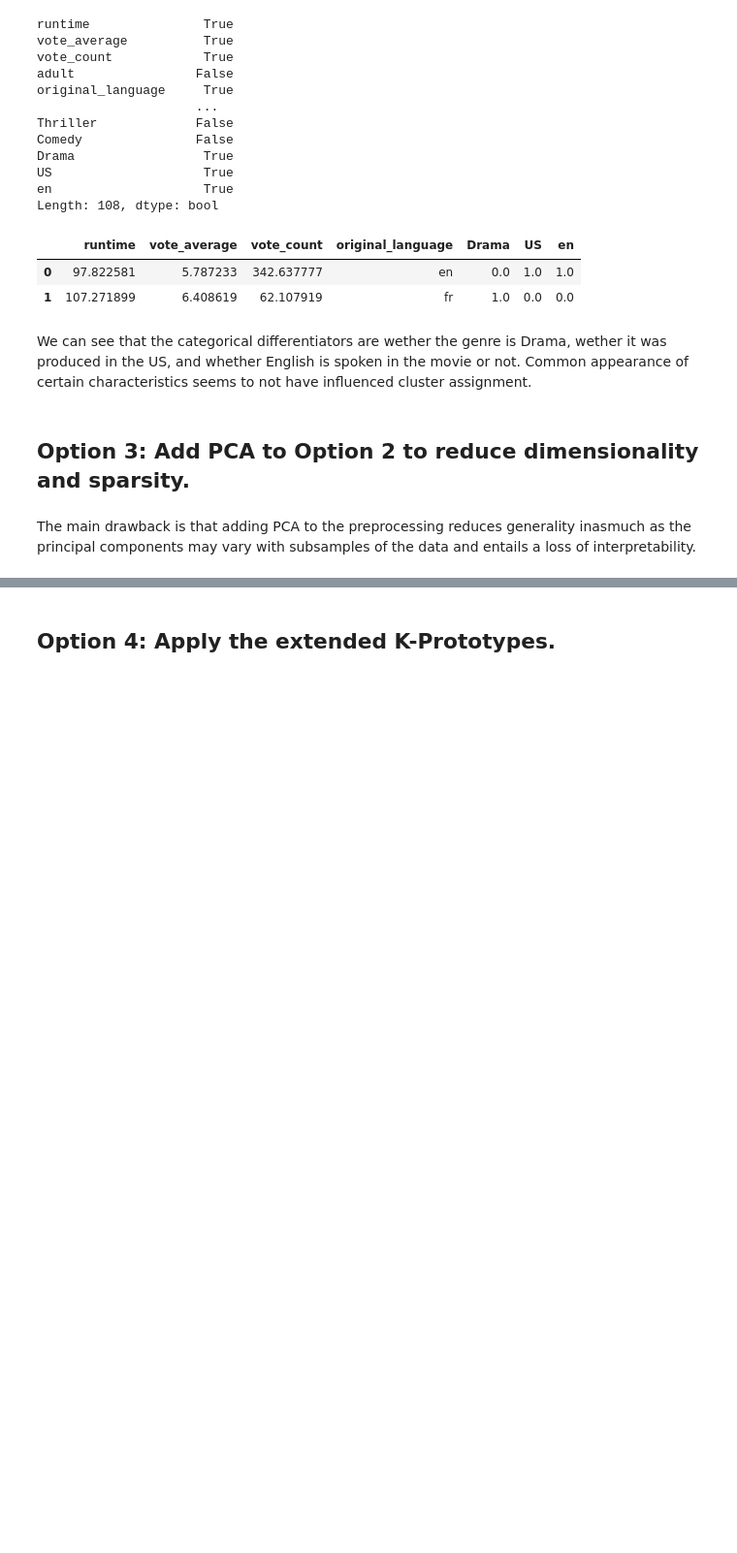
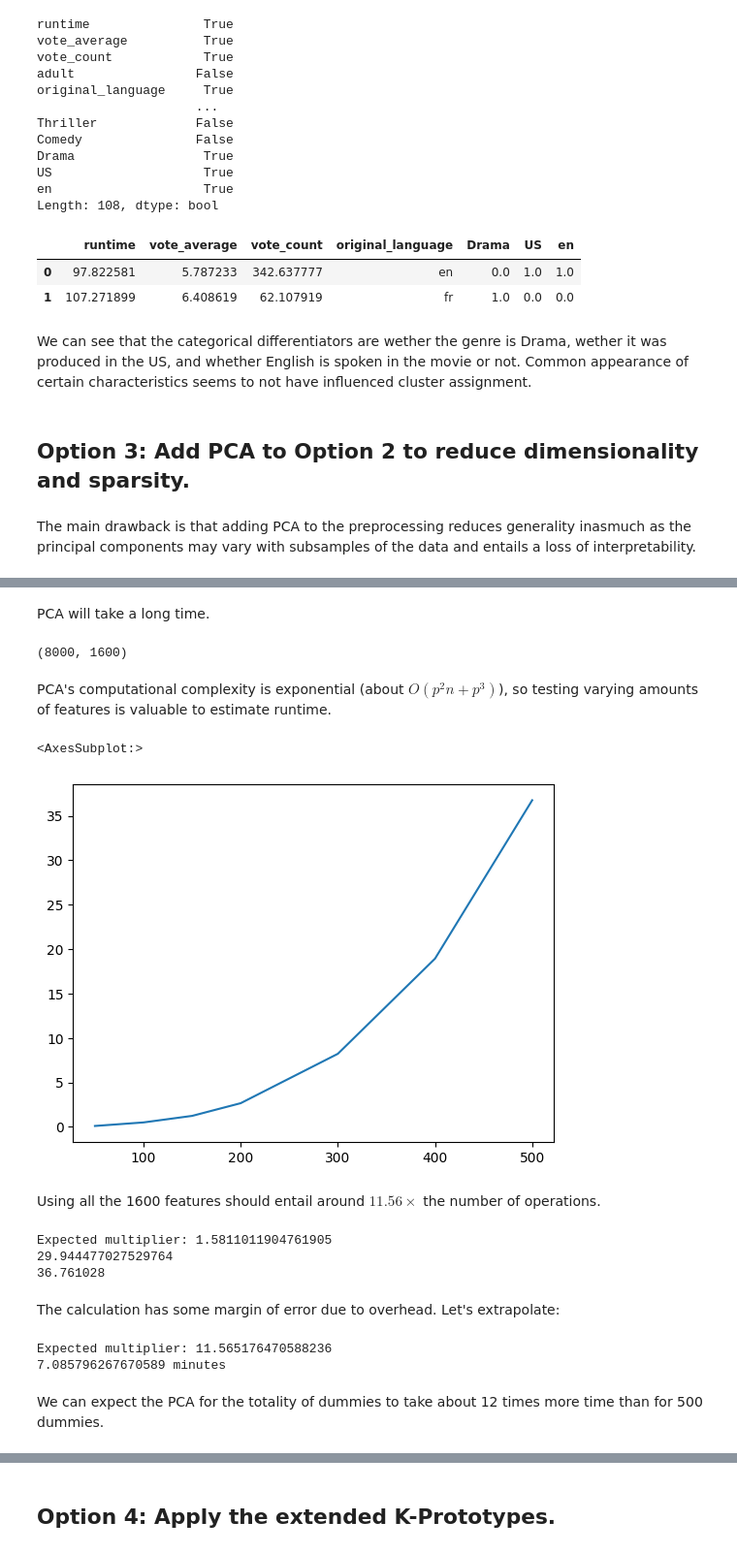
Before and after one commit to ManuelConcepcion/extended_kprototypes, a Jupyter notebook: examples/movies_metadata.ipynb, the cells around one changed output, grey strips where cells are left out. Shown: that part at 97% size. Saved outputs shown, nothing was run; the diff lists cells and outputs as text; code cells hidden in the pictures; blank space fills up the shorter version.

```diff
--- a/examples/movies_metadata.ipynb
+++ b/examples/movies_metadata.ipynb
@@ -813,0 +862,4 @@ The main drawback is that adding PCA to the preprocessing reduces generality ina
+# %%
+X_num = X[num_cols]
+X_cat = X[cat_cols]
+X_dummies = X[dummy_cols]
@@ -813,0 +930,3 @@ The main drawback is that adding PCA to the preprocessing reduces generality ina
+# %%
+frequencies = pd.DataFrame(X_dummies.mean(), columns=['freq']).sort_values('freq', ascending=False)
+frequencies
@@ -813,0 +949,7 @@ The main drawback is that adding PCA to the preprocessing reduces generality ina
+# %%
+saved_dummies = list(frequencies.iloc[:1600].index)
+
+saved_cols = saved_dummies
+X_dummies = X_dummies.loc[:,saved_cols]
+
+X_dummies.shape
@@ -813,0 +963,2 @@ The main drawback is that adding PCA to the preprocessing reduces generality ina
+# %% [markdown]
+PCA will take a long time.
@@ -813,0 +968,64 @@ The main drawback is that adding PCA to the preprocessing reduces generality ina
+# %%
+X_dummies.shape
+# %% [output]
+(8000, 1600)
+# %% [markdown]
+PCA's computational complexity is exponential (about $O(p^2n+p^3)$), so testing varying amounts of features is valuable to estimate runtime.
+# %%
+execution_time = []
+
+for d in [50, 100, 150, 200, 300, 400, 500]:
+    start = dt.datetime.now()
+    PCA(
+        n_components='mle',
+        whiten=True     # Vectors are scaled to unit variance so that we can use them as numeric attributes
+    ).fit_transform(X_dummies.iloc[:,:d])
+    end = dt.datetime.now()
+    execution_time.append((end-start).total_seconds())
+# %%
+import seaborn as sns
+
+sns.lineplot(x=[50, 100, 150, 200, 300, 400, 500], y=execution_time)
+# %% [output]
+<AxesSubplot:>
+[figure, added]
+# %% [markdown]
+Using all the 1600 features should entail around $11.56\times$ the number of operations.
+# %%
+p = 400
+n = X.shape[0]
+new_p = 500
+
+expected_multiplier = (
+        ((new_p**2) * n) + (new_p**3)
+    )/(
+        ((p**2) * n) + (p**3)
+    )
+print(f'Expected multiplier: {expected_multiplier}')
+
+print(execution_time[-2]*expected_multiplier)
+print(execution_time[-1])
+# %% [output]
+Expected multiplier: 1.5811011904761905
+29.944477027529764
+36.761028
+# %% [markdown]
+The calculation has some margin of error due to overhead. Let's extrapolate:
+# %%
+p = 500
+n = X_dummies.shape[0]
+new_p = X_dummies.shape[1]
+
+expected_multiplier = (
+        ((new_p**2) * n) + (new_p**3)
+    )/(
+        ((p**2) * n) + (p**3)
+    )
+print(f'Expected multiplier: {expected_multiplier}')
+
+print(f"{execution_time[-1]*expected_multiplier / 60} minutes")
+# %% [output]
+Expected multiplier: 11.565176470588236
+7.085796267670589 minutes
+# %% [markdown]
+We can expect the PCA for the totality of dummies to take about 12 times more time than for 500 dummies.
```
Also changed, not shown: parts of 71 cells of this notebook, 1 other file.
